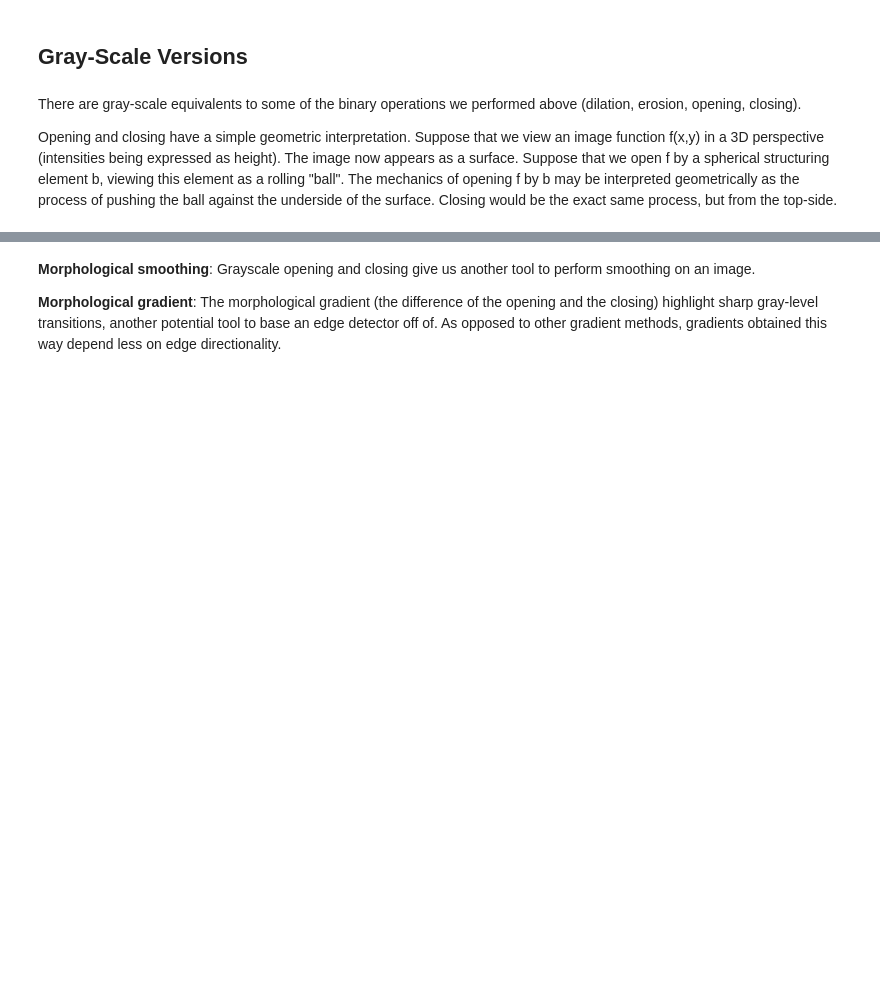
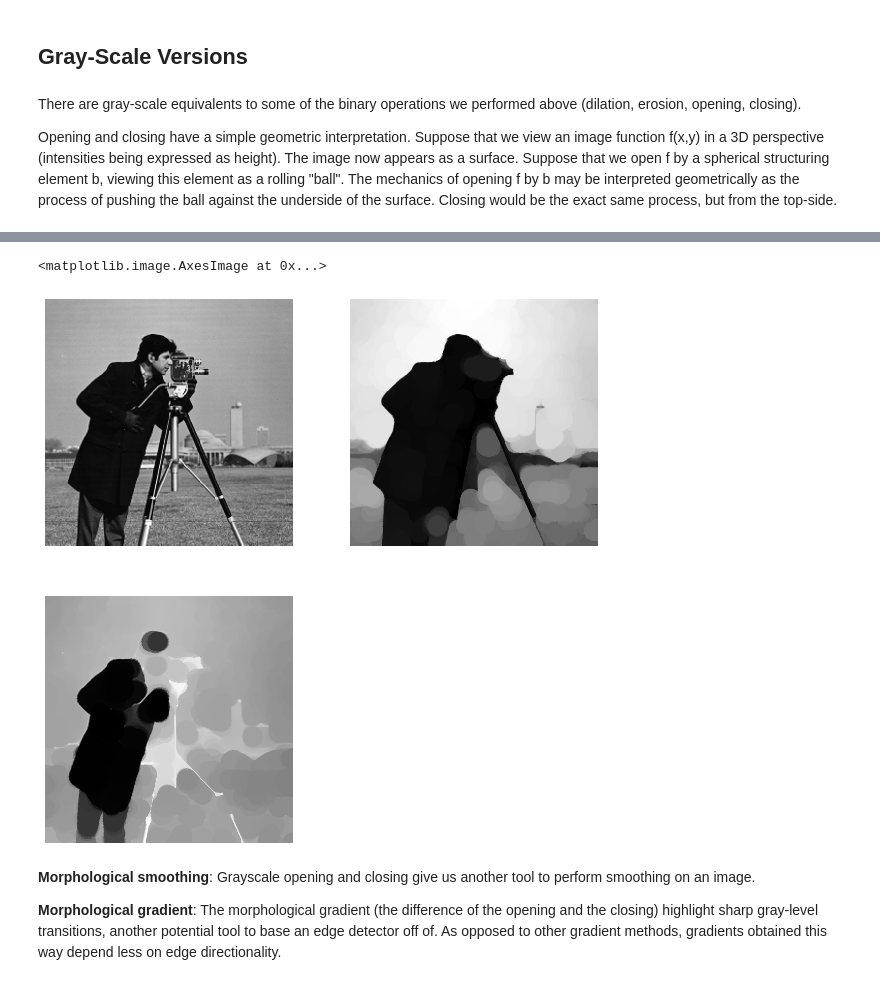
Before and after one commit to uw-cheme599/uw-cheme599.github.io, a Jupyter notebook: Wi20_content/morphology_empty.ipynb, the cells around one changed output, grey strips where cells are left out. Saved outputs shown, nothing was run; the diff lists cells and outputs as text; code cells hidden in the pictures; blank space fills up the shorter version.

```diff
--- a/Wi20_content/morphology_empty.ipynb
+++ b/Wi20_content/morphology_empty.ipynb
@@ -259,3 +339,20 @@ Opening and closing have a simple geometric interpretation. Suppose that we view
+# %%
+im = data.camera()
+selem = disk(20)
+
+fig, axes = plt.subplots(ncols=2, nrows=2, figsize=(10,10))
+
+axes = axes.flatten()
+
+for ax in axes:
+    ax.axis('off')
+
+axes[0].imshow(im, cmap='gray')
+axes[1].imshow(gs_opening(im, selem), cmap='gray')
+axes[2].imshow(gs_closing(im, selem), cmap='gray')
+# %% [output]
+<matplotlib.image.AxesImage at 0x...>
+[figure, added]
 # %% [markdown]
 **Morphological smoothing**: Grayscale opening and closing give us another tool to perform smoothing on an image.
 
```
Also changed, not shown: parts of 28 cells of this notebook, 3 other files.
